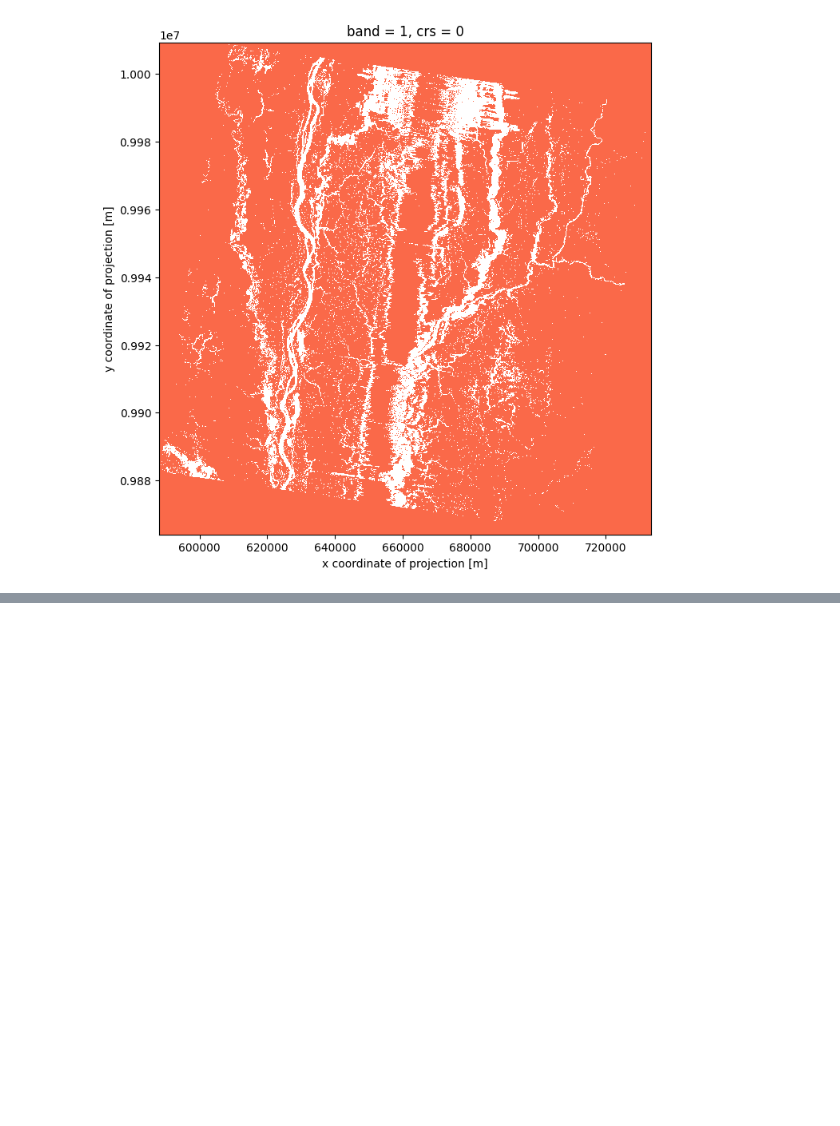
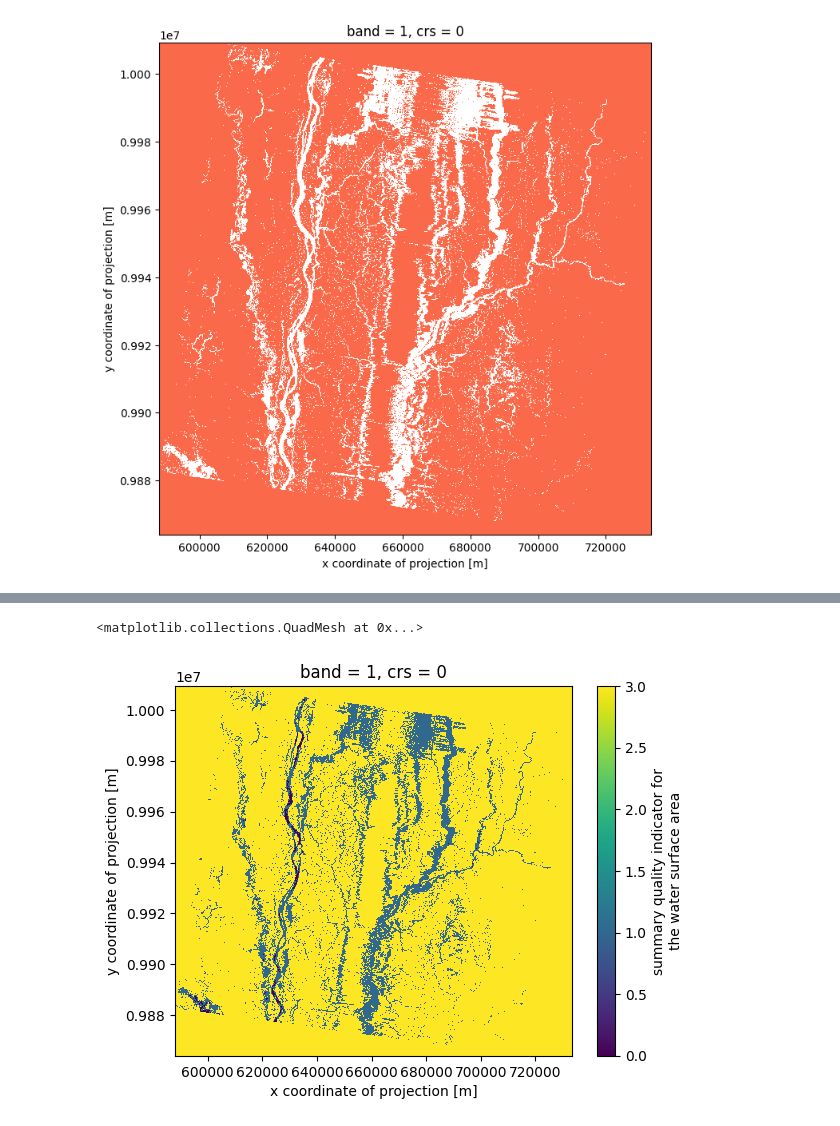
Before and after one commit to cordmaur/swot, a Jupyter notebook: nbs/Article/02-InnerSwat.ipynb, the cells around one changed output, grey strips where cells are left out. Saved outputs shown, nothing was run; the diff lists cells and outputs as text; code cells hidden in the pictures; blank space fills up the shorter version.

```diff
--- a/nbs/Article/02-InnerSwat.ipynb
+++ b/nbs/Article/02-InnerSwat.ipynb
@@ -108,0 +190,7 @@ array([[[ True,  True,  True, ...,  True,  True,  True],
+# %%
+patch["water_frac"] = patch["water_frac"].where(~no_pixels_np)
+# %%
+patch["water_area_qual"].plot()
+# %% [output]
+<matplotlib.collections.QuadMesh at 0x...>
+[figure, added]
```
Also changed, not shown: parts of 15 cells of this notebook, 13 other files.
